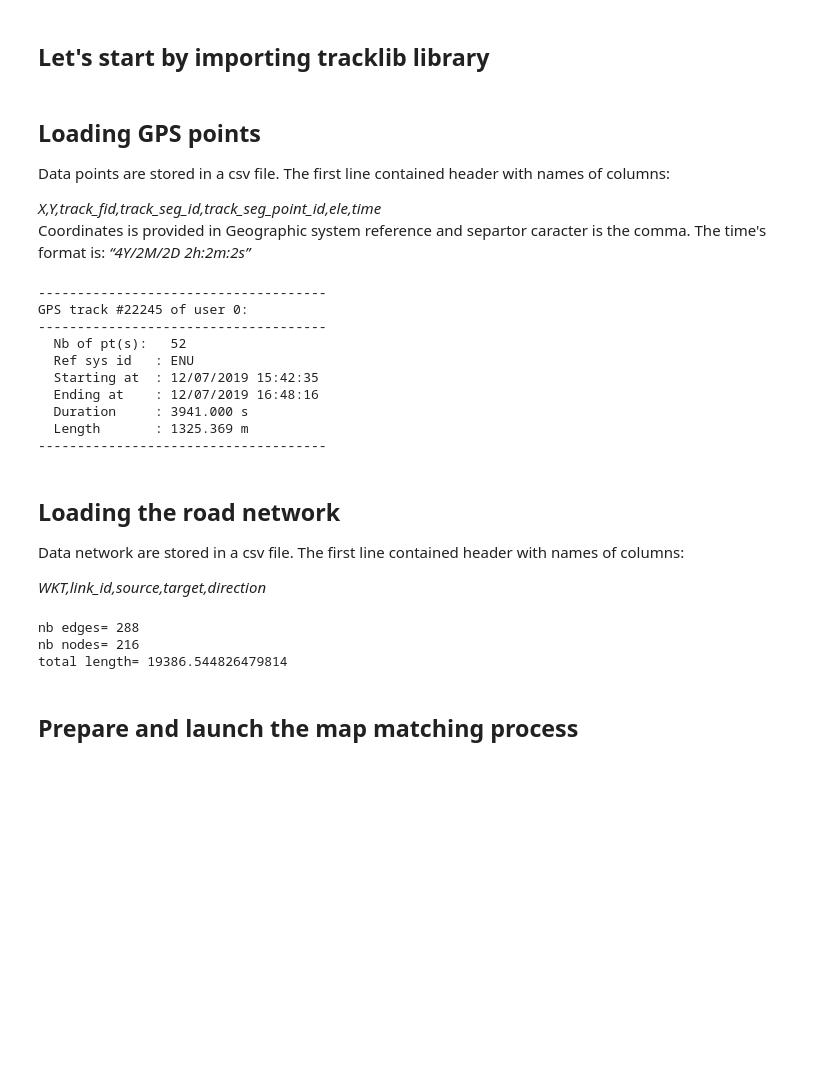
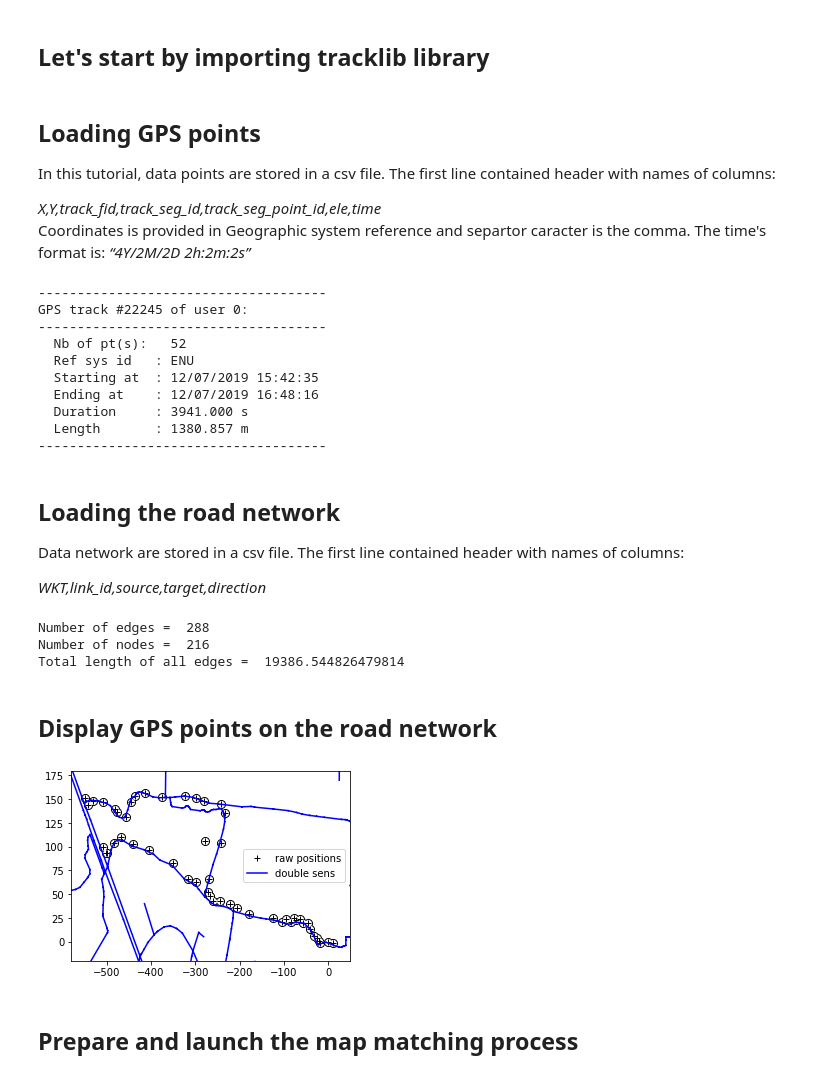
Before and after one commit to umrlastig/tracklib, a Jupyter notebook: doc/source/userguide/UG_MapMatchingOnNetwork.ipynb, the cells around one changed output. Drawn from its saved outputs; the diff is of its cells as text; code cells hidden in the pictures; blank space fills up the shorter version.

```diff
--- a/doc/source/userguide/UG_MapMatchingOnNetwork.ipynb
+++ b/doc/source/userguide/UG_MapMatchingOnNetwork.ipynb
@@ -27,13 +69,11 @@ import tracklib as trk
 # %% [markdown]
 ## Loading GPS points
 
-Data points are stored in a csv file. The first line contained header with names of columns:
+In this tutorial, data points are stored in a csv file. The first line contained header with names of columns:
 <div style='margin-left:4em'><i>X,Y,track_fid,track_seg_id,track_seg_point_id,ele,time</i></div>
 
 Coordinates is provided in Geographic system reference and separtor caracter is the comma. The time's format is: <i>“4Y/2M/2D 2h:2m:2s”</i>
 # %%
-import matplotlib.pyplot as plt
-
 # Specify time format
 trk.ObsTime.setReadFormat("4Y/2M/2D 2h:2m:2s")
 
@@ -47,6 +87,10 @@ trace = trk.TrackReader.readFromFile(trackpath, param, verbose=False)
 # Transform geographic coordinates in local projection
 trace.toENUCoordsIfNeeded()
 
+# Point 37 is forced to be outlier, so it will not to be map-matched
+trace[37].position.setX(trace[37].position.getX() - 45)
+trace[37].position.setY(trace[37].position.getY() - 15)
+
 # Display a little summary of information of the GPS track:
 trace.summary()
 # %% [output]
@@ -58,7 +102,7 @@ GPS track #22245 of user 0:
   Starting at  : 12/07/2019 15:42:35
   Ending at    : 12/07/2019 16:48:16
   Duration     : 3941.000 s
-  Length       : 1325.369 m
+  Length       : 1380.857 m
 -------------------------------------
 # %% [markdown]
 ## Loading the road network
@@ -73,13 +117,27 @@ network = trk.NetworkReader.readFromFile(netpath, formatfile='VTT', verbose=Fals
 network.toENUCoords(trace.base)
 
 # Print number of edges and nodes of the network
-print ('nb edges=', len(network.EDGES))
-print ('nb nodes=', len(network.NODES))
-print ('total length=', network.totalLength())
+print ('Number of edges = ', len(network.EDGES))
+print ('Number of nodes = ', len(network.NODES))
+print ('Total length of all edges = ', network.totalLength())
 # %% [output]
-nb edges= 288
-nb nodes= 216
-total length= 19386.544826479814
+Number of edges =  288
+Number of nodes =  216
+Total length of all edges =  19386.544826479814
+# %% [markdown]
+## Display GPS points on the road network
+# %%
+plt.figure(figsize = (5, 3.5))
+
+trace.plotAsMarkers(append=True, label='raw positions')
+network.plot('b-', '', '', '', 1.5, plt)
+
+plt.xlim([-580, 50])
+plt.ylim([-20, 180])
+plt.legend(loc=7)
+plt.show()
+# %% [output]
+[figure, added]
 # %% [markdown]
 ## Prepare and launch the map matching process
 # %%
```
Also changed, not shown: parts of 9 cells of this notebook, 1 other file.
